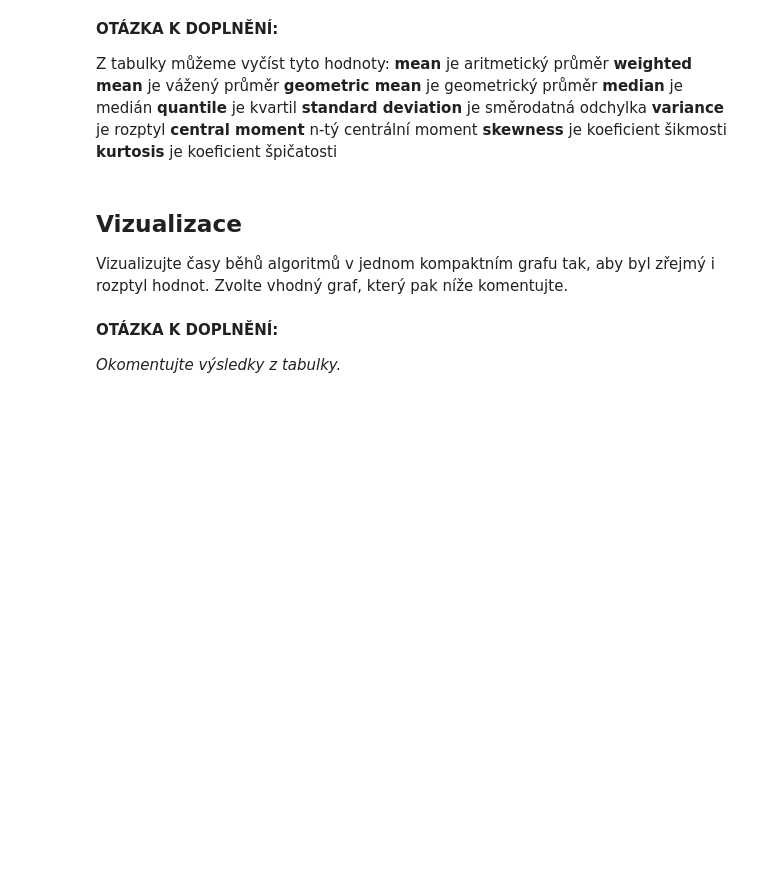
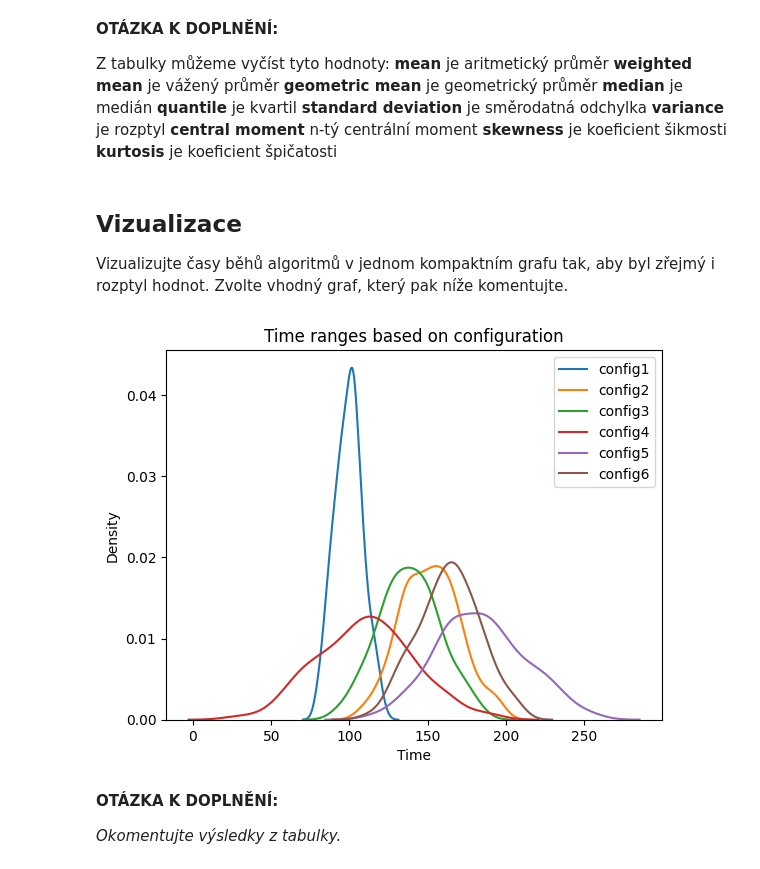
Before and after one commit to FITlifeSADGE/MSP, a Jupyter notebook: proj1.ipynb, the cells around one changed output. Saved outputs shown, nothing was run; the diff lists cells and outputs as text; code cells hidden in the pictures; blank space fills up the shorter version.

```diff
--- a/proj1.ipynb
+++ b/proj1.ipynb
@@ -183,3 +189,18 @@ Vizualizujte časy běhů algoritmů v jednom kompaktním grafu tak, aby byl zř
+# %%
+# TODO graf
+
+grouped = filtered_df.groupby("conf")["time"]
+
+for conf, time in grouped:
+    #sns.distplot(time, hist=False, label=conf)
+    sns.kdeplot(time, label=conf)
+
+plt.legend()
+plt.title("Time ranges based on configuration")
+plt.xlabel("Time")
+plt.show()
+# %% [output]
+[figure, added]
 # %% [markdown]
 __OTÁZKA K DOPLNĚNÍ:__
 
```
Also changed, not shown: parts of 5 cells of this notebook.
